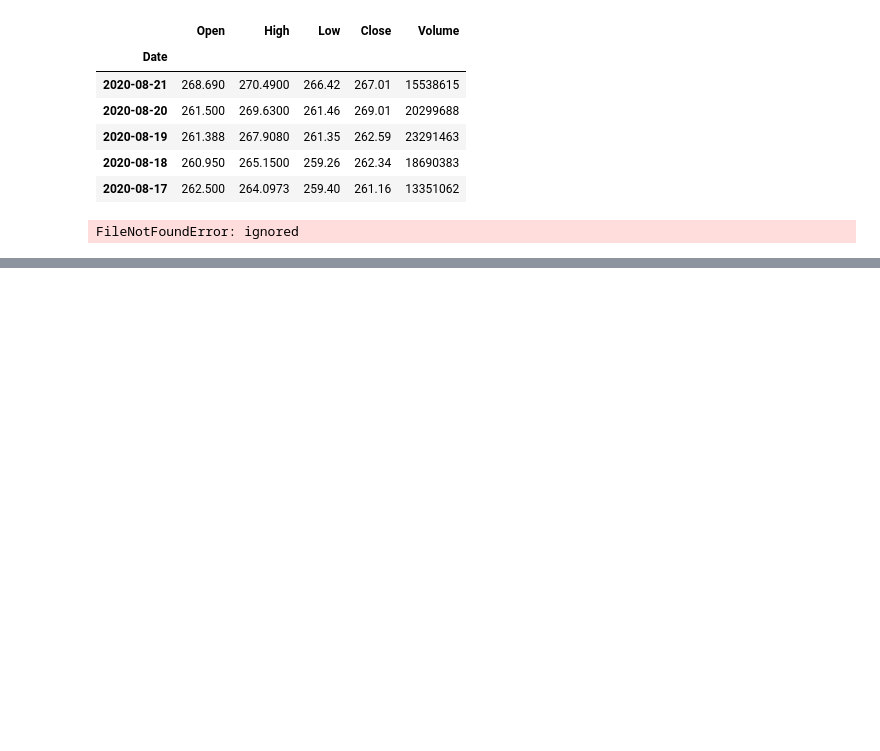
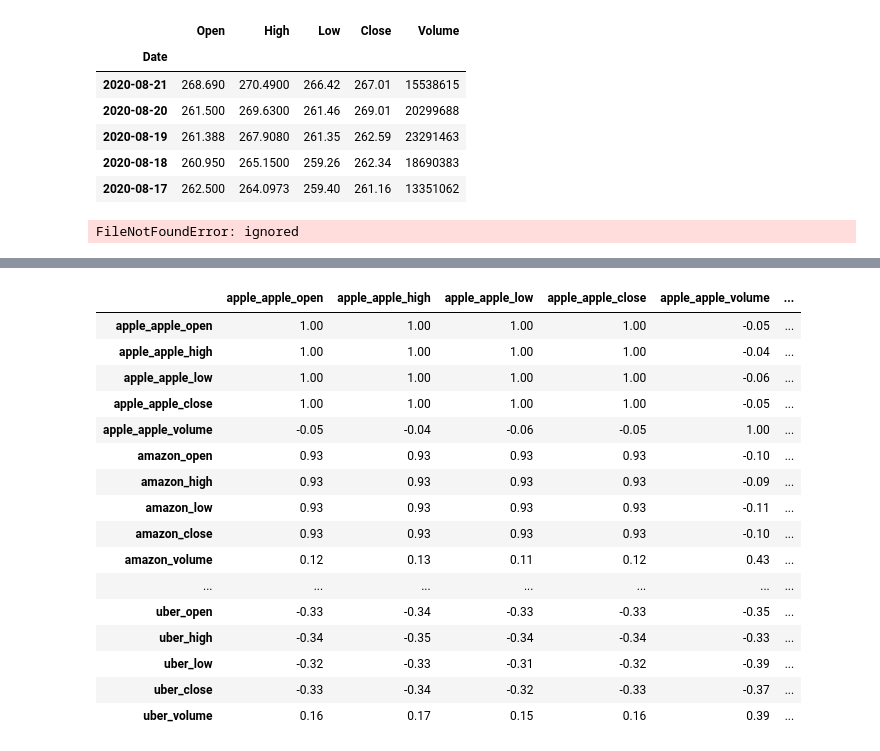
Before and after one commit to KrzysztofNa/data_science_bootcamp, a Jupyter notebook: 02_dane_giełdowe.ipynb, the cells around one changed output, grey strips where cells are left out. Drawn from its saved outputs; the diff is of its cells as text; code cells hidden in the pictures; blank space fills up the shorter version.

```diff
--- a/02_dane_giełdowe.ipynb
+++ b/02_dane_giełdowe.ipynb
@@ -222,0 +281,20 @@ FileNotFoundError: ignored
+# %%
+df.corr()
+# %% [output]
+|  | apple_apple_open | apple_apple_high | apple_apple_low | apple_apple_close | apple_apple_volume | ... |
+| apple_apple_open | 1.00 | 1.00 | 1.00 | 1.00 | -0.05 | ... |
+| apple_apple_high | 1.00 | 1.00 | 1.00 | 1.00 | -0.04 | ... |
+| apple_apple_low | 1.00 | 1.00 | 1.00 | 1.00 | -0.06 | ... |
+| apple_apple_close | 1.00 | 1.00 | 1.00 | 1.00 | -0.05 | ... |
+| apple_apple_volume | -0.05 | -0.04 | -0.06 | -0.05 | 1.00 | ... |
+| amazon_open | 0.93 | 0.93 | 0.93 | 0.93 | -0.10 | ... |
+| amazon_high | 0.93 | 0.93 | 0.93 | 0.93 | -0.09 | ... |
+| amazon_low | 0.93 | 0.93 | 0.93 | 0.93 | -0.11 | ... |
+| amazon_close | 0.93 | 0.93 | 0.93 | 0.93 | -0.10 | ... |
+| amazon_volume | 0.12 | 0.13 | 0.11 | 0.12 | 0.43 | ... |
+| ... | ... | ... | ... | ... | ... | ... |
+| uber_open | -0.33 | -0.34 | -0.33 | -0.33 | -0.35 | ... |
+| uber_high | -0.34 | -0.35 | -0.34 | -0.34 | -0.33 | ... |
+| uber_low | -0.32 | -0.33 | -0.31 | -0.32 | -0.39 | ... |
+| uber_close | -0.33 | -0.34 | -0.32 | -0.33 | -0.37 | ... |
+| uber_volume | 0.16 | 0.17 | 0.15 | 0.16 | 0.39 | ... |
```
Also changed, not shown: parts of 9 cells of this notebook.
